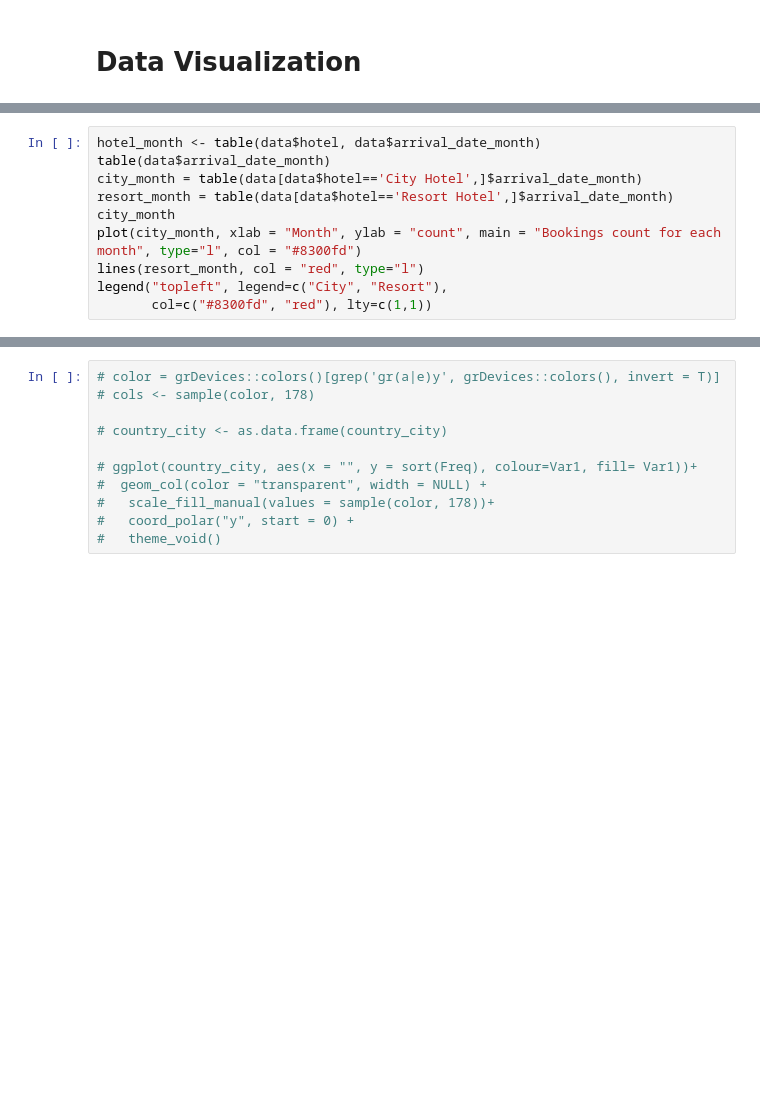
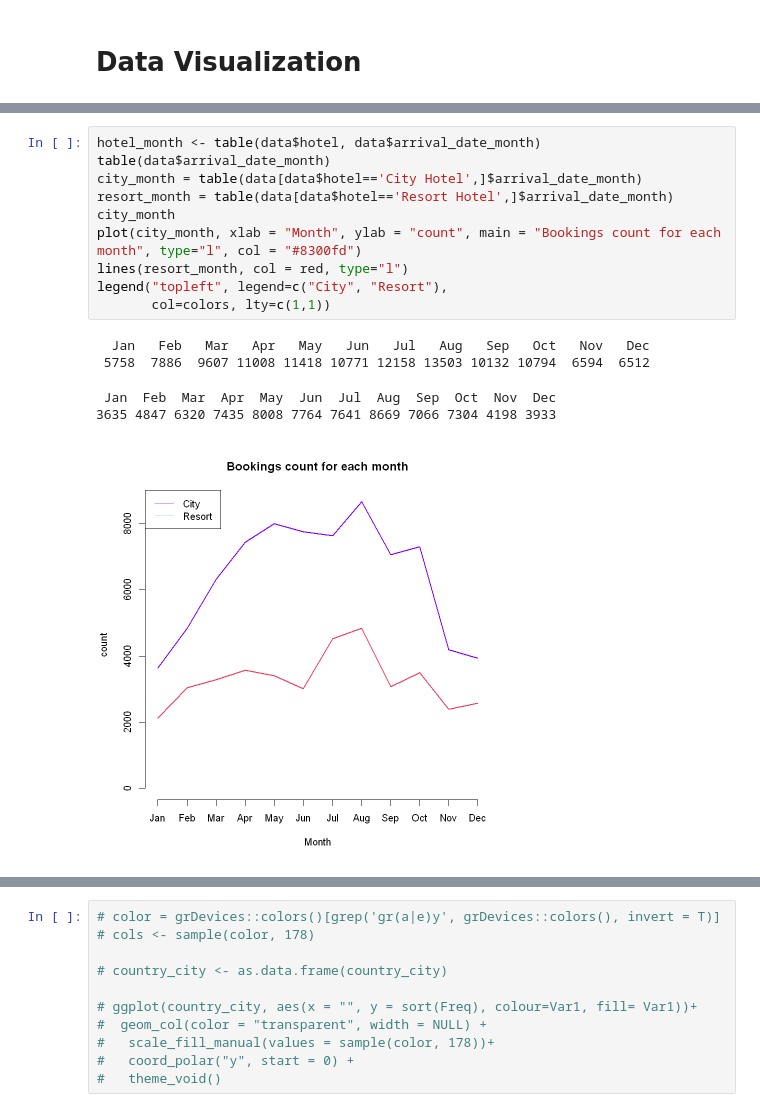
Before and after one commit to IslamAhmed1092/hotel-booking-demand-analysis, a Jupyter notebook: Analysis.ipynb, the cells around one changed output, grey strips where cells are left out. Drawn from its saved outputs; the diff is of its cells as text; blank space fills up the shorter version.

```diff
--- a/Analysis.ipynb
+++ b/Analysis.ipynb
@@ -130,13 +190,19 @@ barplot(hotel_cancel, main = "Cancellation percentage for City and Resort Hotels
 # %%
 hotel_month <- table(data$hotel, data$arrival_date_month)
 table(data$arrival_date_month)
 city_month = table(data[data$hotel=='City Hotel',]$arrival_date_month)
 resort_month = table(data[data$hotel=='Resort Hotel',]$arrival_date_month)
 city_month
 plot(city_month, xlab = "Month", ylab = "count", main = "Bookings count for each month", type="l", col = "#8300fd")
-lines(resort_month, col = "red", type="l")
+lines(resort_month, col = red, type="l")
 legend("topleft", legend=c("City", "Resort"),
-       col=c("#8300fd", "red"), lty=c(1,1))
+       col=colors, lty=c(1,1))
+# %% [output]
+  Jan   Feb   Mar   Apr   May   Jun   Jul   Aug   Sep   Oct   Nov   Dec
+ 5758  7886  9607 11008 11418 10771 12158 13503 10132 10794  6594  6512
+ Jan  Feb  Mar  Apr  May  Jun  Jul  Aug  Sep  Oct  Nov  Dec
+3635 4847 6320 7435 8008 7764 7641 8669 7066 7304 4198 3933
+[figure, added]
 # %%
 mean_cancel <- t(table(data$meal, data$is_canceled))
 
```
Also changed, not shown: parts of 16 cells of this notebook, 1 other file.
